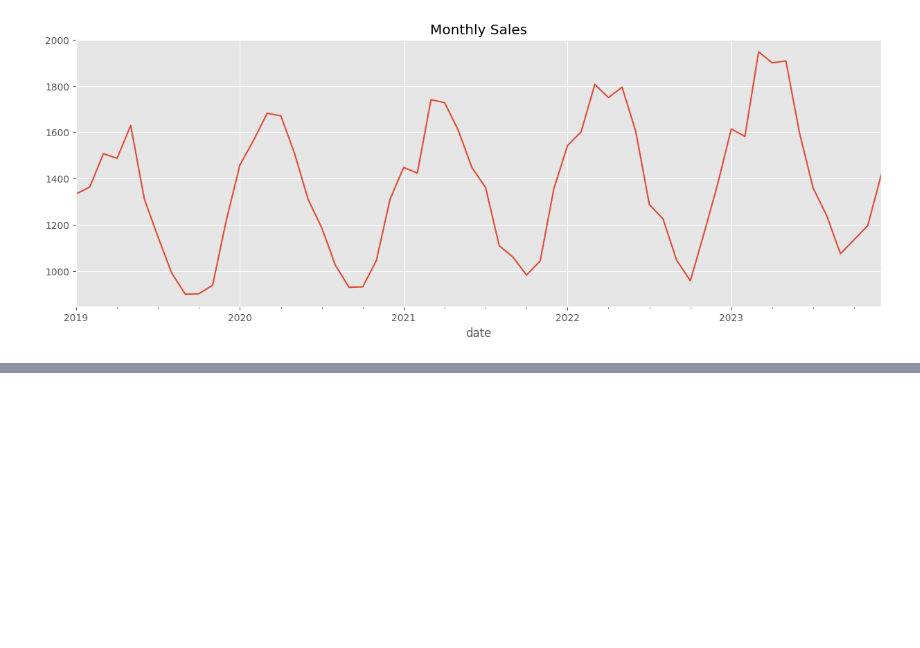
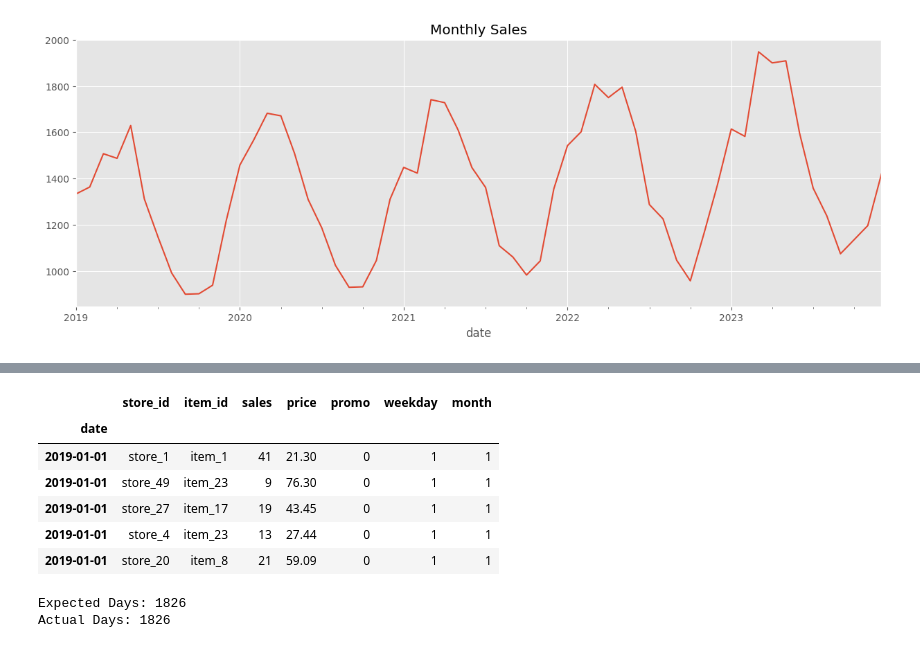
Before and after one commit to Jainam249/Supply-Chain-Demand-Forecasting, a Jupyter notebook: notebooks/01_data_preprocessing.ipynb, the cells around one changed output, grey strips where cells are left out. Saved outputs shown, nothing was run; the diff lists cells and outputs as text; code cells hidden in the pictures; blank space fills up the shorter version.

```diff
--- a/notebooks/01_data_preprocessing.ipynb
+++ b/notebooks/01_data_preprocessing.ipynb
@@ -101,0 +123,4 @@ plt.show()
+# %%
+df = df.drop_duplicates()
+
+print("New Shape:", df.shape)
@@ -101,0 +140,24 @@ plt.show()
+# %%
+df = df.sort_index()
+
+df.head()
+# %% [output]
+|  | store_id | item_id | sales | price | promo | weekday | month |
+| date |  |  |  |  |  |  |  |
+| 2019-01-01 | store_1 | item_1 | 41 | 21.30 | 0 | 1 | 1 |
+| 2019-01-01 | store_49 | item_23 | 9 | 76.30 | 0 | 1 | 1 |
+| 2019-01-01 | store_27 | item_17 | 19 | 43.45 | 0 | 1 | 1 |
+| 2019-01-01 | store_4 | item_23 | 13 | 27.44 | 0 | 1 | 1 |
+| 2019-01-01 | store_20 | item_8 | 21 | 59.09 | 0 | 1 | 1 |
+# %%
+date_range = pd.date_range(
+    start=product_df.index.min(),
+    end=product_df.index.max(),
+    freq="D"
+)
+
+print("Expected Days:", len(date_range))
+print("Actual Days:", len(product_df))
+# %% [output]
+Expected Days: 1826
+Actual Days: 1826
```
Also changed, not shown: parts of 14 cells of this notebook, 1 other file.
